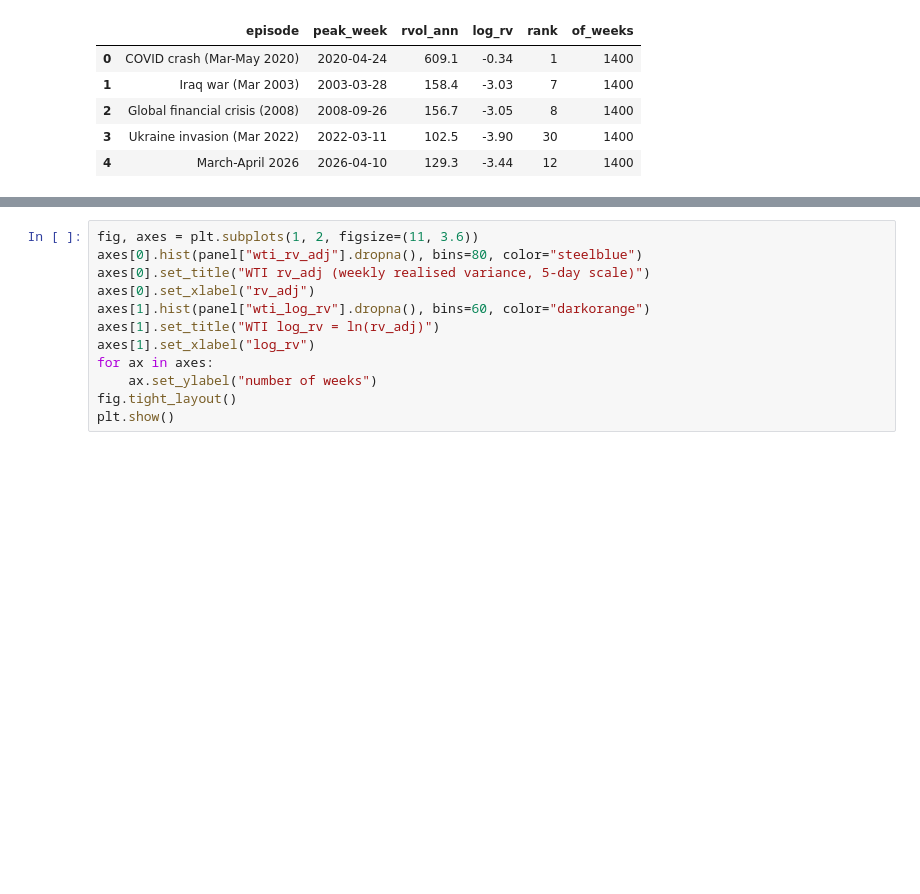
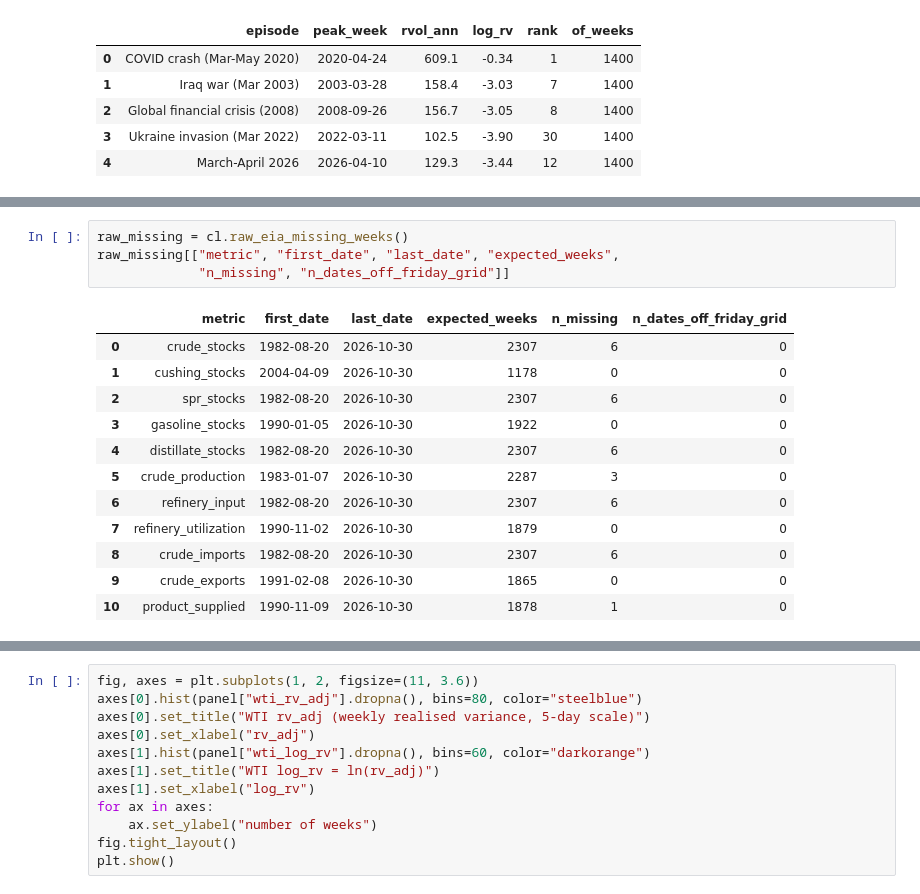
Before and after one commit to yaz212id/ADA-project, a Jupyter notebook: notebooks/02_clean_data.ipynb, the cells around one changed output, grey strips where cells are left out. Drawn from its saved outputs; the diff is of its cells as text; blank space fills up the shorter version.

```diff
--- a/notebooks/02_clean_data.ipynb
+++ b/notebooks/02_clean_data.ipynb
@@ -669,0 +729,17 @@ pd.DataFrame(rows)
+# %%
+raw_missing = cl.raw_eia_missing_weeks()
+raw_missing[["metric", "first_date", "last_date", "expected_weeks",
+             "n_missing", "n_dates_off_friday_grid"]]
+# %% [output]
+|  | metric | first_date | last_date | expected_weeks | n_missing | n_dates_off_friday_grid |
+| 0 | crude_stocks | 1982-08-20 | 2026-10-30 | 2307 | 6 | 0 |
+| 1 | cushing_stocks | 2004-04-09 | 2026-10-30 | 1178 | 0 | 0 |
+| 2 | spr_stocks | 1982-08-20 | 2026-10-30 | 2307 | 6 | 0 |
+| 3 | gasoline_stocks | 1990-01-05 | 2026-10-30 | 1922 | 0 | 0 |
+| 4 | distillate_stocks | 1982-08-20 | 2026-10-30 | 2307 | 6 | 0 |
+| 5 | crude_production | 1983-01-07 | 2026-10-30 | 2287 | 3 | 0 |
+| 6 | refinery_input | 1982-08-20 | 2026-10-30 | 2307 | 6 | 0 |
+| 7 | refinery_utilization | 1990-11-02 | 2026-10-30 | 1879 | 0 | 0 |
+| 8 | crude_imports | 1982-08-20 | 2026-10-30 | 2307 | 6 | 0 |
+| 9 | crude_exports | 1991-02-08 | 2026-10-30 | 1865 | 0 | 0 |
+| 10 | product_supplied | 1990-11-09 | 2026-10-30 | 1878 | 1 | 0 |
```
Also changed, not shown: parts of 11 cells of this notebook, 7 other files.
